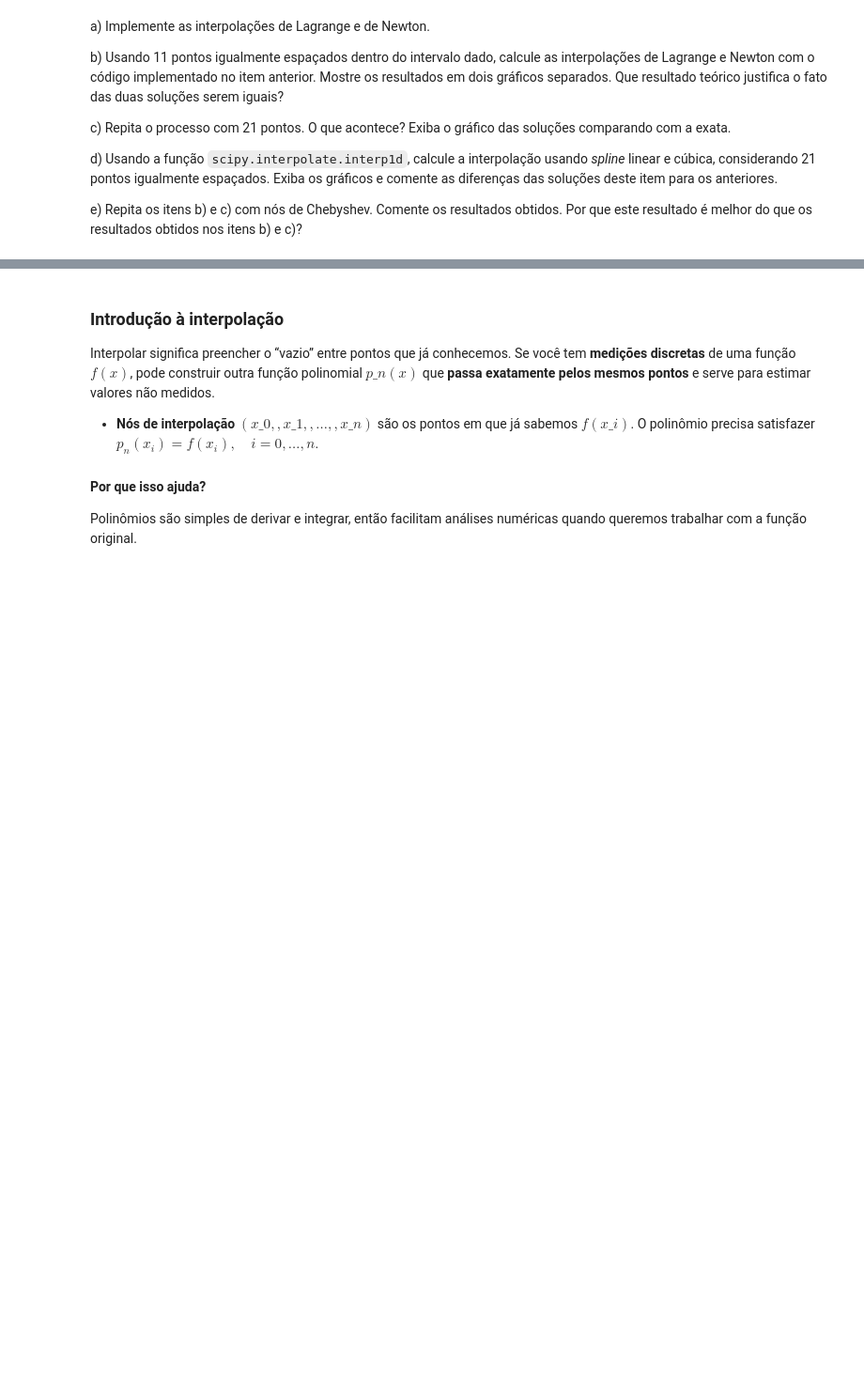
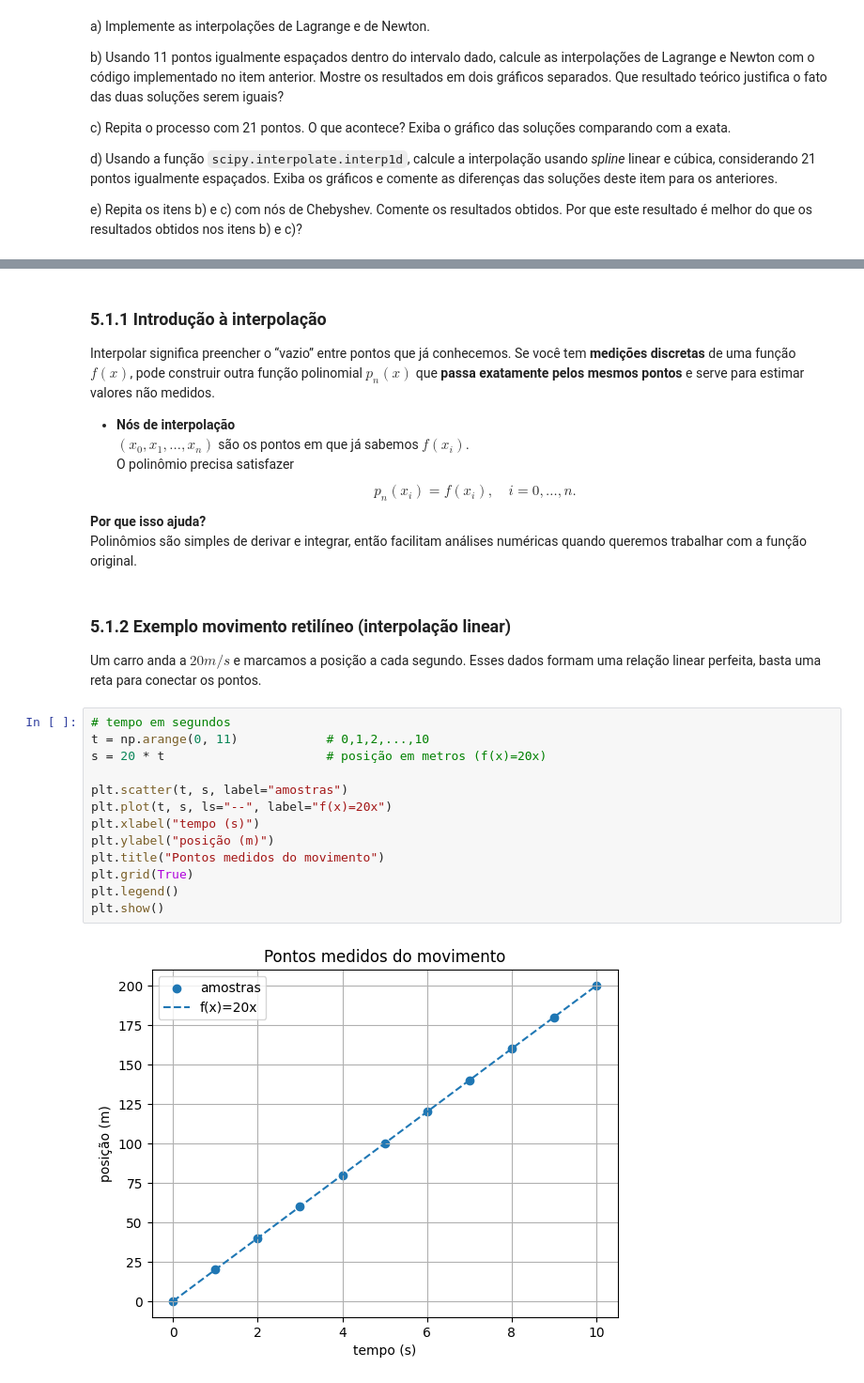
Before and after one commit to lfelipediniz/NumericEssentials, a Jupyter notebook: NumericEssentials.ipynb, the cells around one changed output, grey strips where cells are left out. Shown at 94% size. Drawn from its saved outputs; the diff is of its cells as text; blank space fills up the shorter version.

```diff
--- a/NumericEssentials.ipynb
+++ b/NumericEssentials.ipynb
@@ -602,14 +603,35 @@ e) Repita os itens b) e c) com nós de Chebyshev. Comente os resultados obtidos.
 
 Antes de começarmos a resolver as questões de fato, precimamos entender os tópicos que ela aborda.
 # %% [markdown]
-### Introdução à interpolação
+### 5.1.1 Introdução à interpolação
 
-Interpolar significa preencher o “vazio” entre pontos que já conhecemos. Se você tem **medições discretas** de uma função $f(x)$, pode construir outra função polinomial $p\_n(x)$ que **passa exatamente pelos mesmos pontos** e serve para estimar valores não medidos.
+Interpolar significa preencher o “vazio” entre pontos que já conhecemos. Se você tem **medições discretas** de uma função $f(x)$, pode construir outra função polinomial $p_n(x)$ que **passa exatamente pelos mesmos pontos** e serve para estimar valores não medidos.
 
 * **Nós de interpolação**
-  $(x\_0,,x\_1,,\dots,,x\_n)$ são os pontos em que já sabemos $f(x\_i)$.
+  $(x_0, x_1, \dots, x_n)$ são os pontos em que já sabemos $f(x_i)$.
   O polinômio precisa satisfazer
-  $p_n(x_i)=f(x_i),\quad i=0,\dots,n.$
+  $$
+  p_n(x_i)=f(x_i),\quad i=0,\dots,n.
+  $$
 
-#### Por que isso ajuda?
+**Por que isso ajuda?**
 Polinômios são simples de derivar e integrar, então facilitam análises numéricas quando queremos trabalhar com a função original.
+# %% [markdown]
+### 5.1.2 Exemplo movimento retilíneo (interpolação linear)
+
+Um carro anda a $20m/s$ e marcamos a posição a cada segundo. Esses dados formam uma relação linear perfeita, basta uma reta para conectar os pontos.
+# %%
+# tempo em segundos
+t = np.arange(0, 11)            # 0,1,2,...,10
+s = 20 * t                      # posição em metros (f(x)=20x)
+
+plt.scatter(t, s, label="amostras")
+plt.plot(t, s, ls="--", label="f(x)=20x")
+plt.xlabel("tempo (s)")
+plt.ylabel("posição (m)")
+plt.title("Pontos medidos do movimento")
+plt.grid(True)
+plt.legend()
+plt.show()
+# %% [output]
+[figure, added]
```
Also changed, not shown: parts of 36 cells of this notebook, 1 other file.
